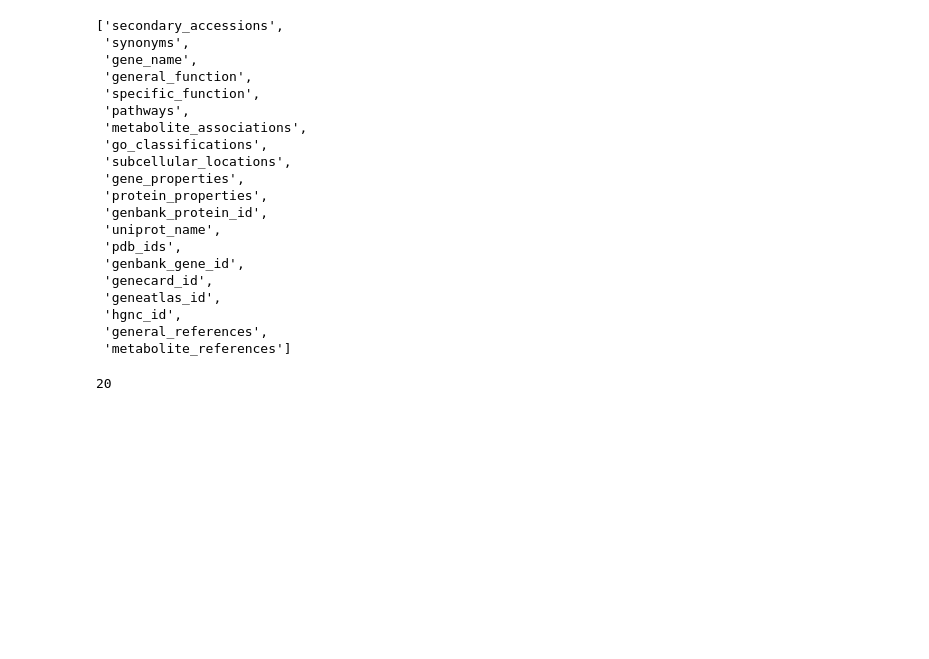
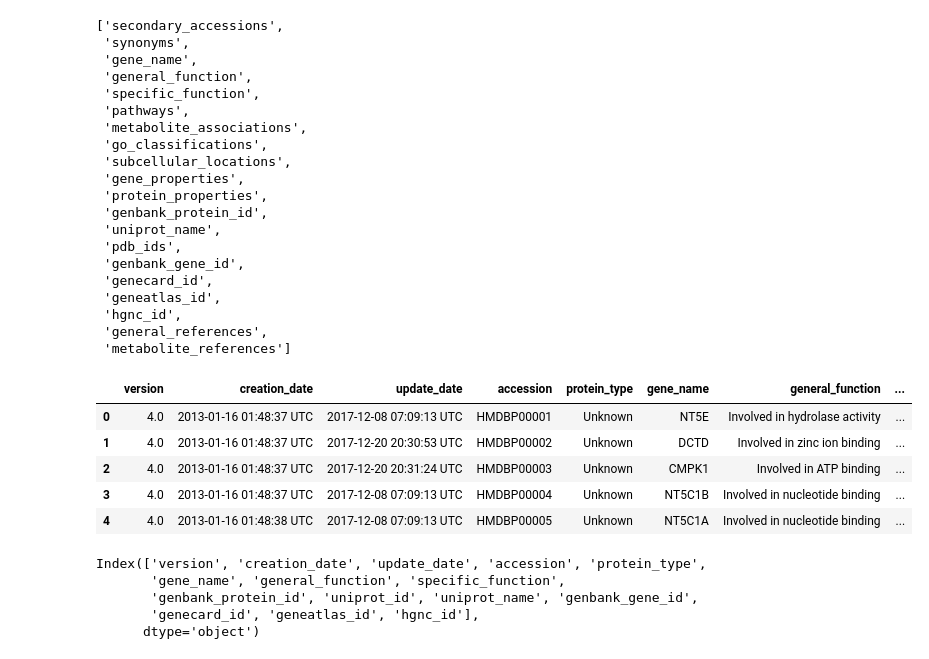
Before and after one commit to NikkiBytes/BioThings_Tutorial, a Jupyter notebook: HMDB_associations.ipynb, the cells around one changed output. Saved outputs shown, nothing was run; the diff lists cells and outputs as text; code cells hidden in the pictures; blank space fills up the shorter version.

```diff
--- a/HMDB_associations.ipynb
+++ b/HMDB_associations.ipynb
@@ -157,4 +158,0 @@ set_cols=set(null_cols+null_cols_)
-# %%
-len(set_cols)
-# %% [output]
-20
@@ -160,0 +161,17 @@ len(set_cols)
+# %%
+data.head()
+# %% [output]
+|  | version | creation_date | update_date | accession | protein_type | gene_name | general_function | ... |
+| 0 | 4.0 | 2013-01-16 01:48:37 UTC | 2017-12-08 07:09:13 UTC | HMDBP00001 | Unknown | NT5E | Involved in hydrolase activity | ... |
+| 1 | 4.0 | 2013-01-16 01:48:37 UTC | 2017-12-20 20:30:53 UTC | HMDBP00002 | Unknown | DCTD | Involved in zinc ion binding | ... |
+| 2 | 4.0 | 2013-01-16 01:48:37 UTC | 2017-12-20 20:31:24 UTC | HMDBP00003 | Unknown | CMPK1 | Involved in ATP binding | ... |
+| 3 | 4.0 | 2013-01-16 01:48:37 UTC | 2017-12-08 07:09:13 UTC | HMDBP00004 | Unknown | NT5C1B | Involved in nucleotide binding | ... |
+| 4 | 4.0 | 2013-01-16 01:48:38 UTC | 2017-12-08 07:09:13 UTC | HMDBP00005 | Unknown | NT5C1A | Involved in nucleotide binding | ... |
+# %%
+data.columns
+# %% [output]
+Index(['version', 'creation_date', 'update_date', 'accession', 'protein_type',
+       'gene_name', 'general_function', 'specific_function',
+       'genbank_protein_id', 'uniprot_id', 'uniprot_name', 'genbank_gene_id',
+       'genecard_id', 'geneatlas_id', 'hgnc_id'],
+      dtype='object')
```
Also changed, not shown: parts of 12 cells of this notebook, 1 other file.
